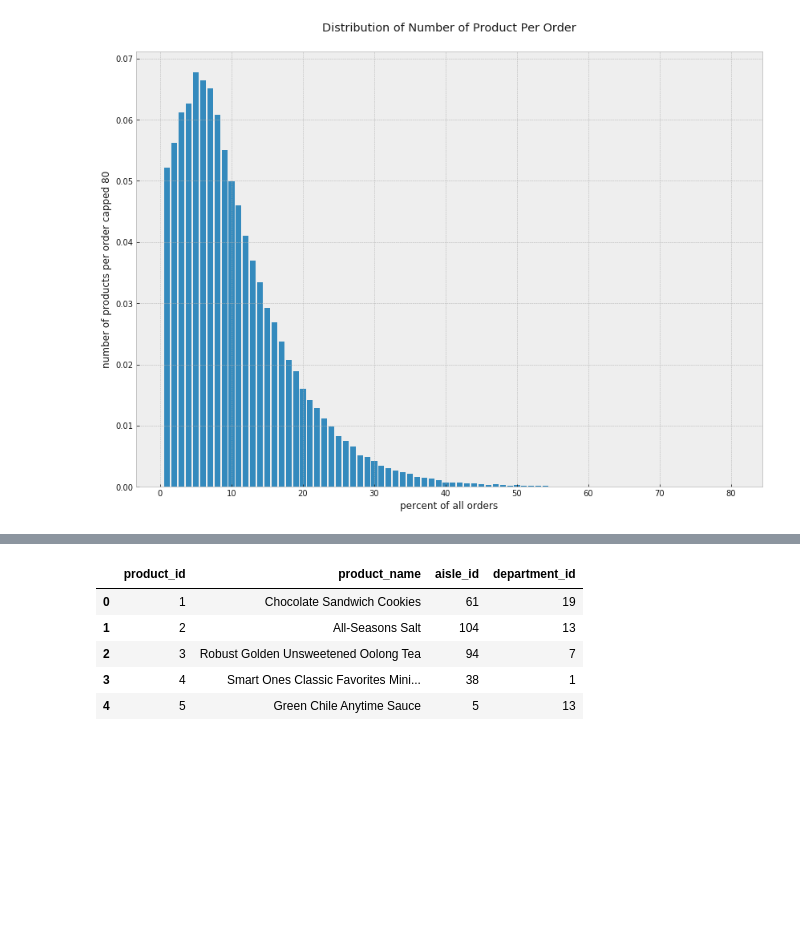
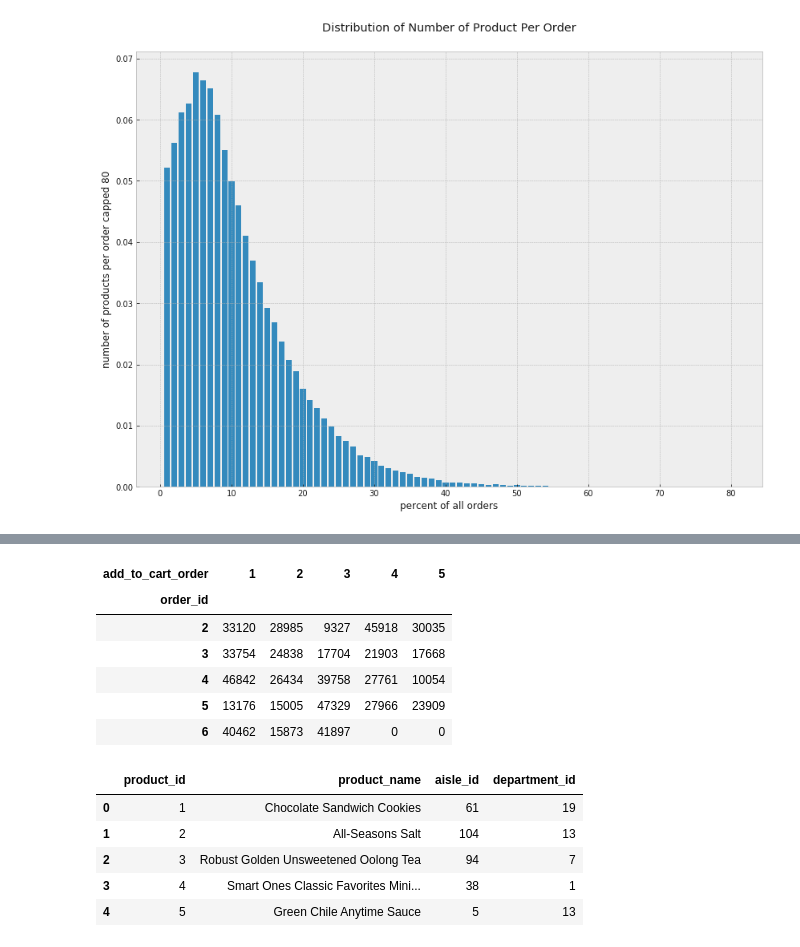
Before and after one commit to rossrco/analyses, a Jupyter notebook: instacart/instacart.ipynb, the cells around one changed output, grey strips where cells are left out. Drawn from its saved outputs; the diff is of its cells as text; code cells hidden in the pictures; blank space fills up the shorter version.

```diff
--- a/instacart/instacart.ipynb
+++ b/instacart/instacart.ipynb
@@ -88,3 +88,19 @@ order_products_train_pivot.head()
+# %%
+order_products_prior_pivot = pd.pivot_table(data = order_products_prior[order_products_prior.add_to_cart_order <= 5],
+                                            index = 'order_id',
+                                            columns = 'add_to_cart_order',
+                                            values = 'product_id',
+                                            fill_value = 0)
+# %%
+order_products_prior_pivot.head()
+# %% [output]
+| add_to_cart_order | 1 | 2 | 3 | 4 | 5 |
+| order_id |  |  |  |  |  |
+| 2 | 33120 | 28985 | 9327 | 45918 | 30035 |
+| 3 | 33754 | 24838 | 17704 | 21903 | 17668 |
+| 4 | 46842 | 26434 | 39758 | 27761 | 10054 |
+| 5 | 13176 | 15005 | 47329 | 27966 | 23909 |
+| 6 | 40462 | 15873 | 41897 | 0 | 0 |
 # %%
 products.head()
 # %% [output]
```
Also changed, not shown: parts of 6 cells of this notebook.
